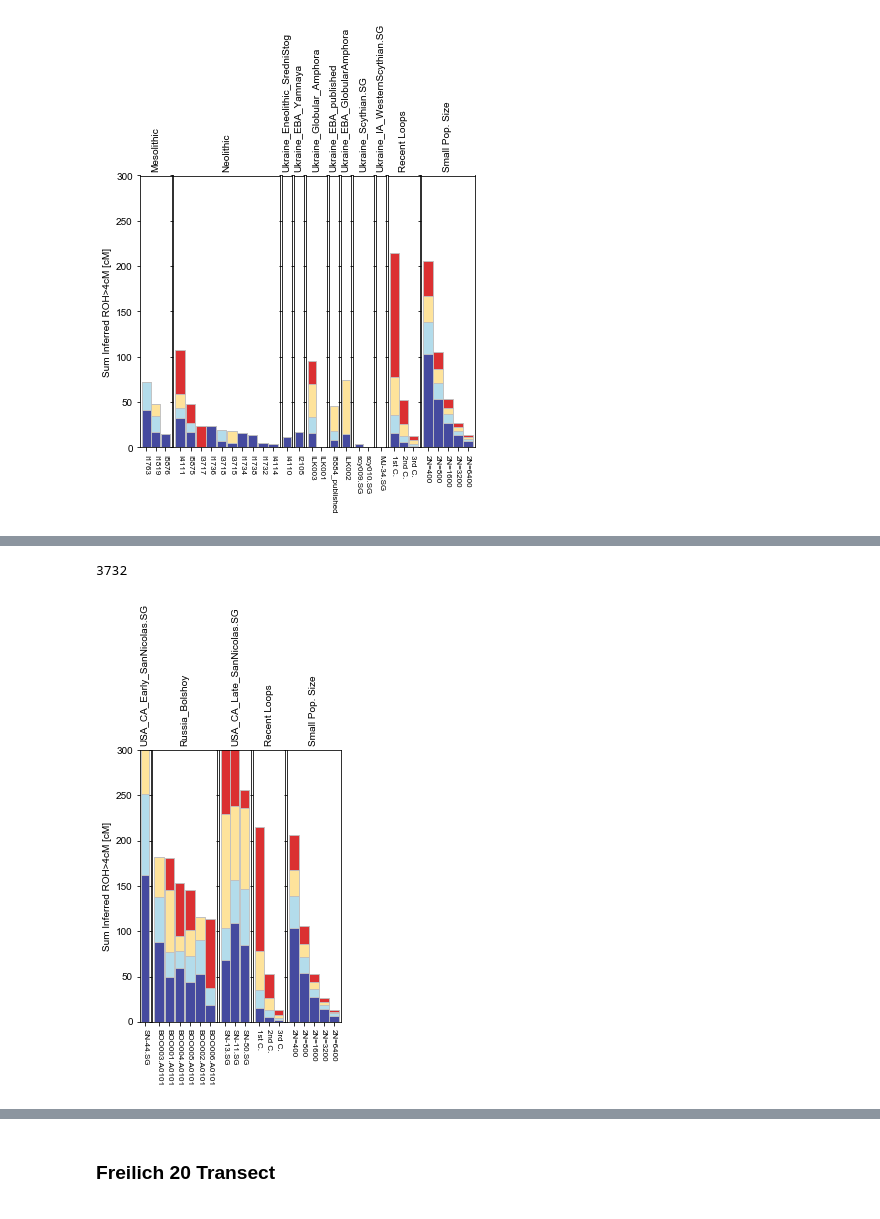
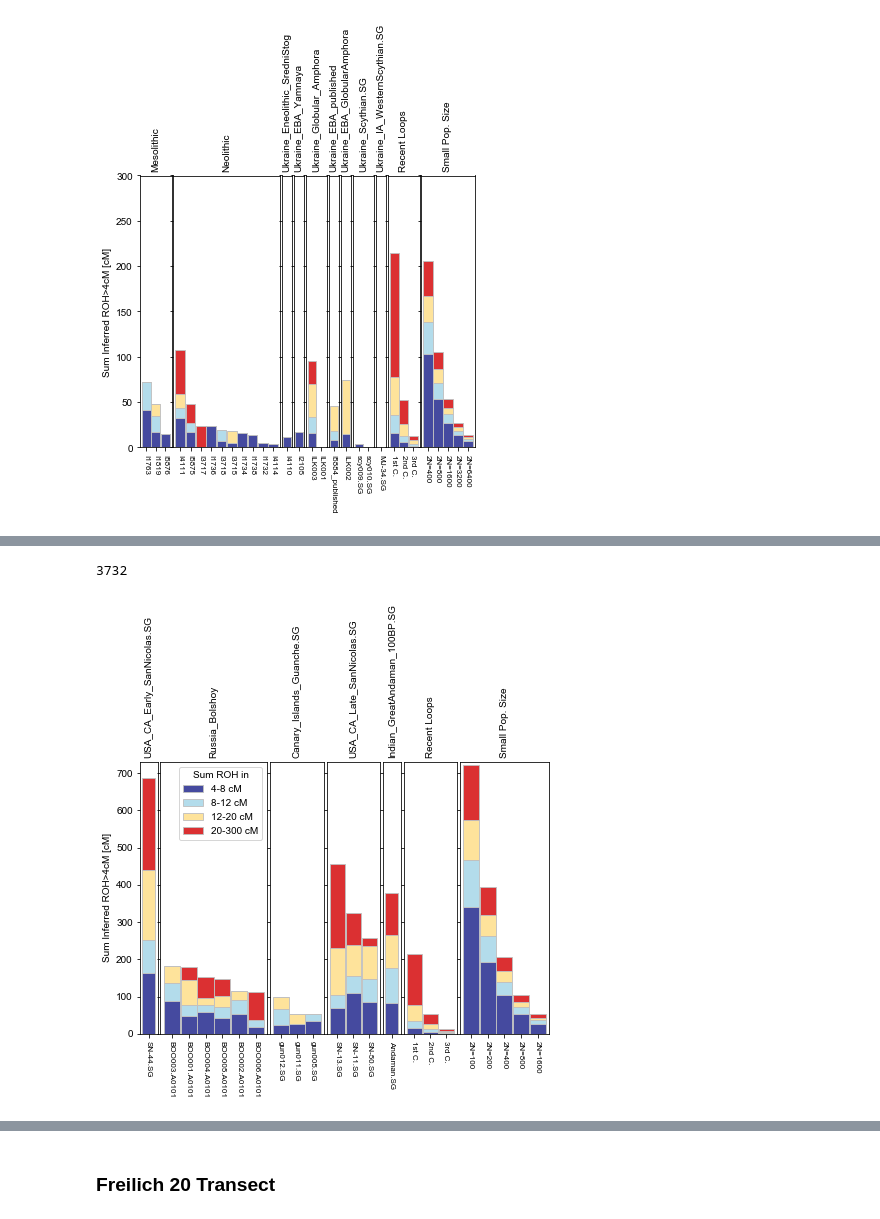
Before and after one commit to hringbauer/hapROH, a Jupyter notebook: Notebooks/Figures/plot_bar_ROH.ipynb, the cells around one changed output, grey strips where cells are left out. Drawn from its saved outputs; the diff is of its cells as text; code cells hidden in the pictures.

```diff
--- a/Notebooks/Figures/plot_bar_ROH.ipynb
+++ b/Notebooks/Figures/plot_bar_ROH.ipynb
@@ -405,17 +406,20 @@ plot_panel_row(plot_dfs1, savepath="", leg_pos=-11, ylim=[0, 300],
 # %%
 df1 = pd.read_csv("./Empirical/roh_all_inds_final_v42.csv", sep='\t')
 print(len(df1))
 #df1 = df1[df1["study"].str.contains("MittnikNatureCommunications2018")]
 #df1 = df1[df1["study"].str.contains("Lamnidis")]
-df1 = df1[df1["pop"].str.contains("Nicolas|Bolshoy")]
+df1 = df1[df1["pop"].str.contains("Nicolas|Bolshoy|Guanche|GreatAndaman")]
 #df1["clst"]=df1["pop"]
 
 plot_dfs1, cols = prepare_dfs_plot(df1, cms=[4, 8, 12, 20])
-plot_panel_row(plot_dfs1, savepath="", leg_pos=-4, ylim=[0, 300],
-               figsize=((len(df1)+8)/5, 5))
+
+plot_panel_row(plot_dfs1, savepath="", leg_pos=-4, ylim=[0, 730],
+               figsize=((len(df1)+8)/3, 5),
+               Ns=[100, 200, 400, 800, 1600],
+               )
 # %% [output]
 3732
-[figure, old version]
+[figure, new version]
 # %%
 df1 = pd.read_csv("./Empirical/roh_all_inds_final_v42.csv", sep='\t')
 df1.sort_values(by="sum_roh>20", ascending=False)
```
Also changed, not shown: parts of 6 cells of this notebook, 3 other files.
